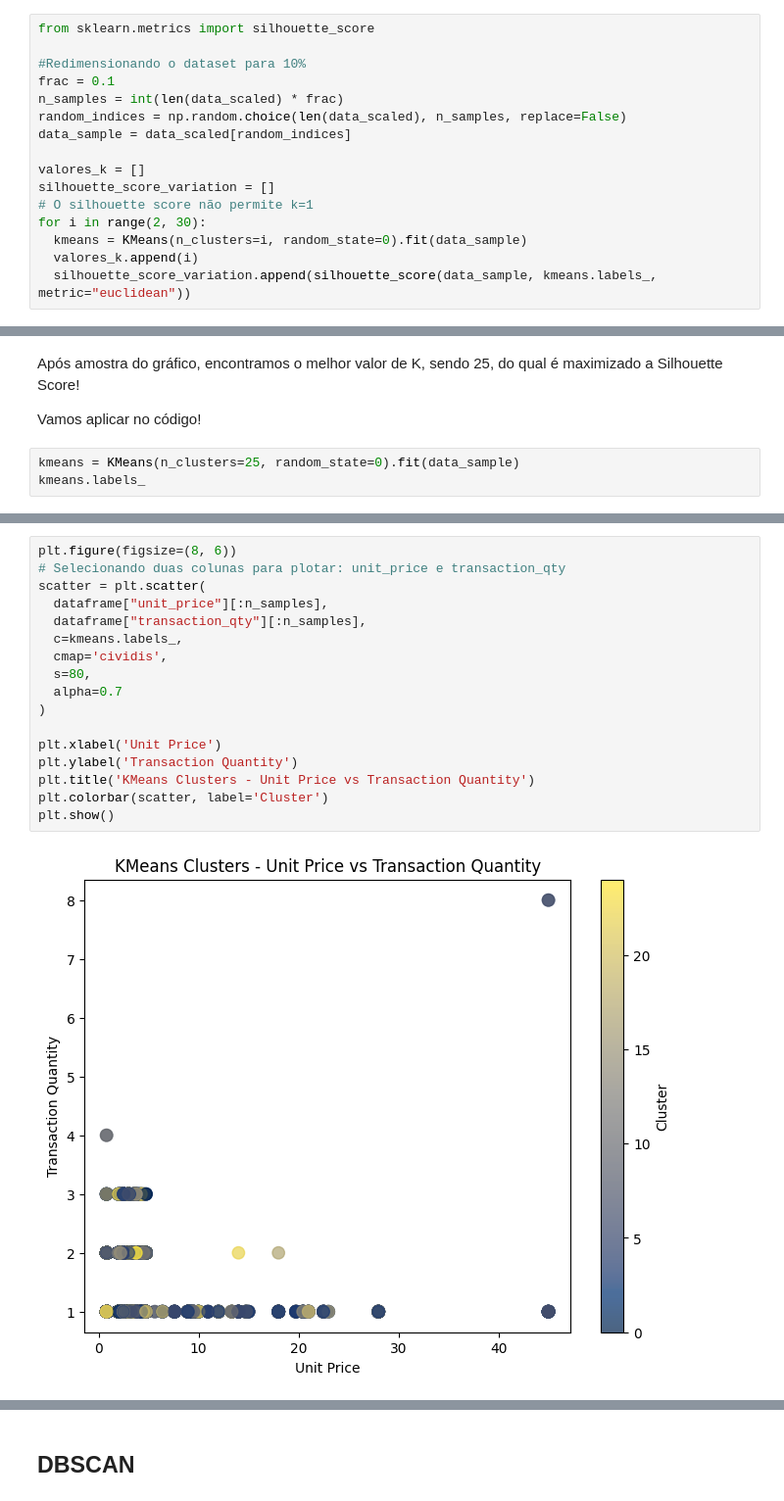
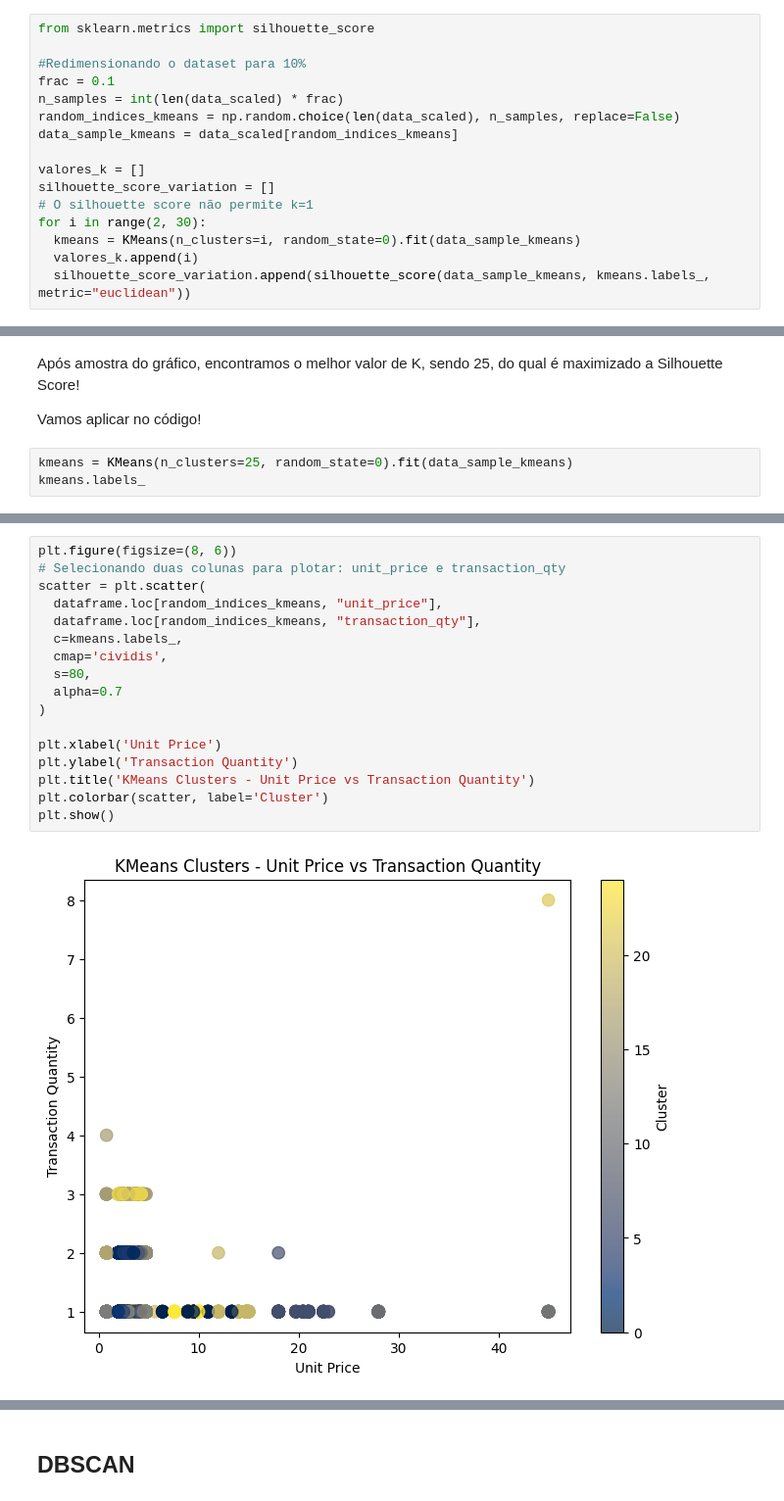
Before and after one commit to GodKelvin/pos-ia-dados-ufes, a Jupyter notebook: Clusterização e Redução de Dimensionalidade/projeto_disciplina.ipynb, the cells around one changed output, grey strips where cells are left out. Shown: that part at 98% size. Saved outputs shown, nothing was run; the diff lists cells and outputs as text.

```diff
--- a/Clusterização e Redução de Dimensionalidade/projeto_disciplina.ipynb
+++ b/Clusterização e Redução de Dimensionalidade/projeto_disciplina.ipynb
@@ -352,16 +352,16 @@ from sklearn.metrics import silhouette_score
 #Redimensionando o dataset para 10%
 frac = 0.1
 n_samples = int(len(data_scaled) * frac)
-random_indices = np.random.choice(len(data_scaled), n_samples, replace=False)
-data_sample = data_scaled[random_indices]
+random_indices_kmeans = np.random.choice(len(data_scaled), n_samples, replace=False)
+data_sample_kmeans = data_scaled[random_indices_kmeans]
 
 valores_k = []
 silhouette_score_variation = []
 # O silhouette score não permite k=1
 for i in range(2, 30):
-  kmeans = KMeans(n_clusters=i, random_state=0).fit(data_sample)
+  kmeans = KMeans(n_clusters=i, random_state=0).fit(data_sample_kmeans)
   valores_k.append(i)
-  silhouette_score_variation.append(silhouette_score(data_sample, kmeans.labels_, metric="euclidean"))
+  silhouette_score_variation.append(silhouette_score(data_sample_kmeans, kmeans.labels_, metric="euclidean"))
 # %%
 fig, ax = plt.subplots()
 ax.plot(valores_k, silhouette_score_variation, marker='o')
@@ -376,6 +376,6 @@ Após amostra do gráfico, encontramos o melhor valor de K, sendo 25, do qual é
 
 Vamos aplicar no código!
 # %%
-kmeans = KMeans(n_clusters=25, random_state=0).fit(data_sample)
+kmeans = KMeans(n_clusters=25, random_state=0).fit(data_sample_kmeans)
 kmeans.labels_
 # %% [output]
@@ -383,19 +383,19 @@ array([24,  3, 21, ..., 14,  6,  4], dtype=int32)
 # %%
 plt.figure(figsize=(8, 6))
 # Selecionando duas colunas para plotar: unit_price e transaction_qty
 scatter = plt.scatter(
-  dataframe["unit_price"][:n_samples],
-  dataframe["transaction_qty"][:n_samples],
+  dataframe.loc[random_indices_kmeans, "unit_price"],
+  dataframe.loc[random_indices_kmeans, "transaction_qty"],
   c=kmeans.labels_,
   cmap='cividis',
   s=80,
   alpha=0.7
 )
 
 plt.xlabel('Unit Price')
 plt.ylabel('Transaction Quantity')
 plt.title('KMeans Clusters - Unit Price vs Transaction Quantity')
 plt.colorbar(scatter, label='Cluster')
 plt.show()
 # %% [output]
-[figure, old version]
+[figure, new version]
```
Also changed, not shown: parts of 15 cells of this notebook.
